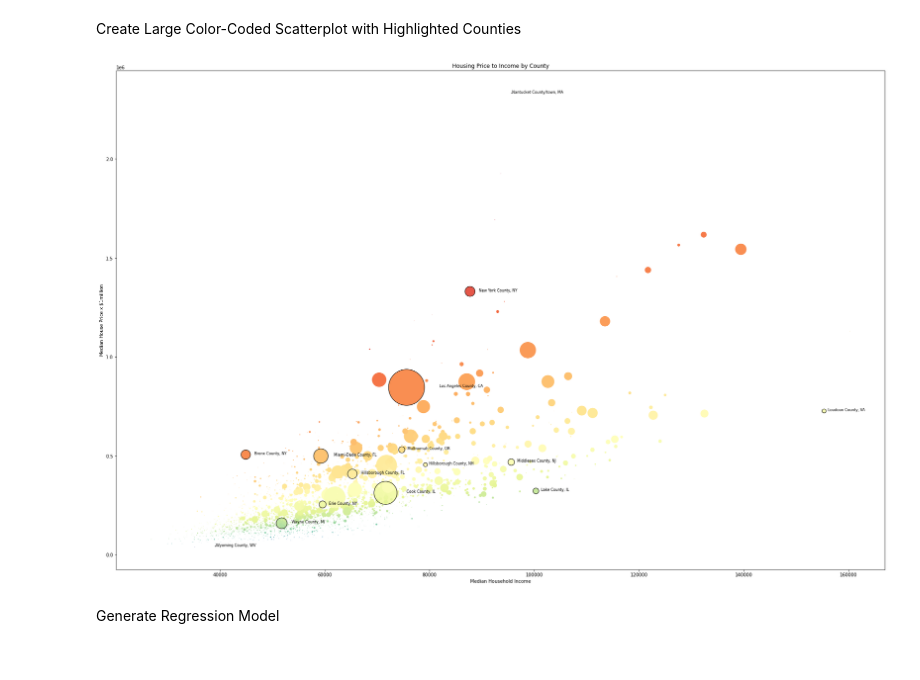
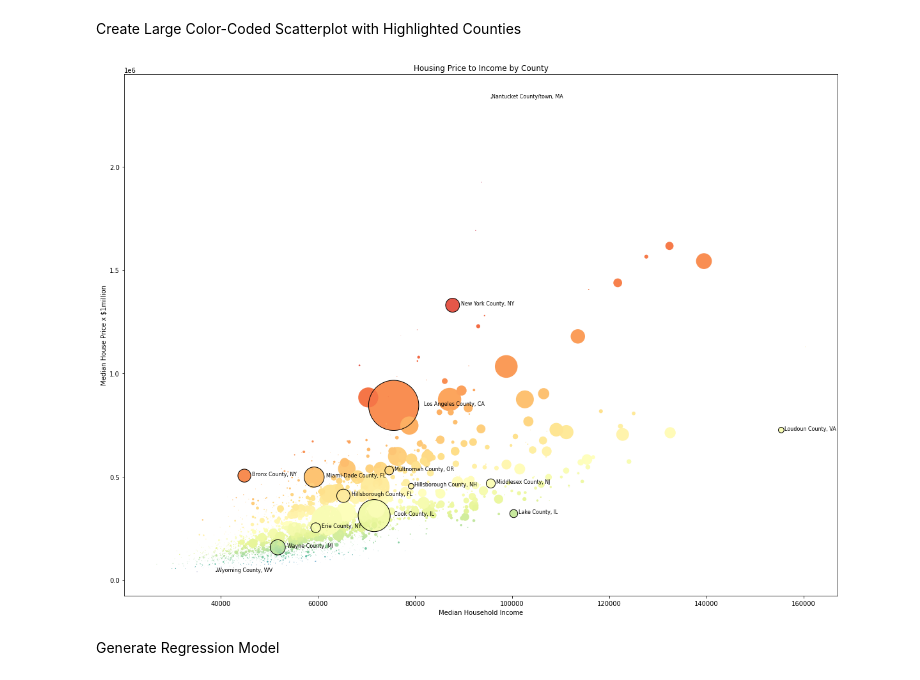
Before and after one commit to seanmannisto/housing, a Jupyter notebook: HousingAffordabilityV2.ipynb, the cells around one changed output. Drawn from its saved outputs; the diff is of its cells as text; code cells hidden in the pictures.

```diff
--- a/HousingAffordabilityV2.ipynb
+++ b/HousingAffordabilityV2.ipynb
@@ -114,0 +269,4 @@ merged1.head()
+# %%
+# Convert State and Municipal FIPS into single FIPS code. Format as 5 digits
+tax_df['FIPS_code'] = tax_df.apply(lambda row: '{0:0>2}'.format(row["state"]) + '{0:0>3}'.format(row["county"]), axis=1)
+print(tax_df.sample(n=6))
@@ -115 +281,3 @@ merged1.head()
+# %%
+merged2=pd.merge(left=merged1, right=tax_df, left_on='FIPS_code', right_on='FIPS_code')
 # %% [markdown]
@@ -146,8 +308,8 @@ pop.head()
 # %% [markdown]
 Merge population with previous dataframe
 # %%
-merged2=pd.merge(left=merged1, right=pop, left_on='FIPS_code', right_on='FIPS2')
-merged2.head()
+merged3=pd.merge(left=merged2, right=pop, left_on='FIPS_code', right_on='FIPS2')
+merged3.head()
 # %% [output]
 |  | FIPS_code | Area_name | Civilian_labor_force_2021 | Median_Household_Income_2020 | Rural_urban_continuum_code_2013 | FIPS | ... |
 | 0 | 01001 | Autauga County, AL | 26341.0 | 67565.0 | 2.0 | 01001 | ... |
@@ -160,3 +320,12 @@ Calculate Price to Income Ratio
 # %%
+# Calculate Price to Income Ratio
 PIR = "Price_Income_Ratio"
-merged2[PIR] = merged2[mostrecentZHVI] / merged2["Median_Household_Income_2020"]
+merged3[PIR] = merged3['recent_ZHVI'] / merged3["Median_Household_Income_2020"]
+
+# Rename and rearrange columns
+merged3.rename(columns = {'Civilian_labor_force_2021':'Labor_Force', 'Median_Household_Income_2020':'Income', "recent_ZHVI":"House_Price", 'POPESTIMATE':'Population', 'Rural_urban_continuum_code_2013':'Rural_urban', 'med_tax':"Property_Tax"}, inplace = True)
+merged3 = merged3[["FIPS_code", "Area_name", PIR, "House_Price", "Income","Property_Tax", "Labor_Force", "Population", "Rural_urban", "STNAME"]]
+
+# Convert from int to float
+#merged3['Property_Tax'] = merged3['Property_Tax'].astype(float)
+merged3 = merged3.astype({'Property_Tax':'float','Population':'float'})
@@ -221,31 +396,31 @@ statsdf.to_csv('stats.csv', index=False)
 Create Large Color-Coded Scatterplot with Highlighted Counties
 # %%
 #Calculate value arrays to use for colors and sizes
-colors = merged2["Price_Income_Ratio"].apply(lambda x: math.log((1/x)))
-sizes = (merged2["Population"])**1.4/1000000
+colors = merged3["Price_Income_Ratio"].apply(lambda x: math.log((1/x)))
+sizes = (merged3["Population"])**1.4/1000000
 
-#Create initial graph
-plt.rcParams["figure.figsize"] = (30,20)
-plt.scatter(merged2['Income'], merged2['House_Price'], c=colors, cmap='Spectral', s=sizes, edgecolors="None")
+# Create initial graph
+plt.rcParams["figure.figsize"] = (20,15)
+plt.scatter(merged3['Income'], merged3['House_Price'], c=colors, cmap='Spectral', s=sizes, edgecolors="None")
 plt.xlabel('Median Household Income')
 plt.ylabel('Median House Price x $1million')
 plt.title('Housing Price to Income by County')
 
-#Add selected counties to list after a validity check
+# Add selected counties to list after a validity check
 county_list = []
 county_names = ['Los Angeles County, CA', 'Cook County, IL', 'Lake County, IL', 'Middlesex County, NJ', 'New York County, NY', 'Miami-Dade County, FL',   'Wayne County, MI', 'Hillsborough County, FL',  'Bronx County, NY', 'Hillsborough County, NH', 'Loudoun County, VA', 'Erie County, NY', 'Multnomah County, OR', 'Nantucket County/town, MA', 'Wyoming County, WV']
-for row in merged2.index:
-    if merged2.iloc[row]["Area_name"] in county_names:
+for row in merged3.index:
+    if merged3.iloc[row]["Area_name"] in county_names:
         county_list.append(row)
 
-#Highlight selected counties
+# Annotate selected counties
 for i in county_list:
-    plt.annotate(merged2.iloc[i]['Area_name'], (merged2.iloc[i]['Income']+(math.sqrt(sizes[i])*80), merged2.iloc[i]['House_Price']+math.sqrt(sizes[i])*20), fontsize=8)
-    plt.scatter(merged2.iloc[i]['Income'], merged2.iloc[i]['House_Price'], s=sizes[i], c='None', edgecolor='black')
+    plt.annotate(merged3.iloc[i]['Area_name'], (merged3.iloc[i]['Income']+(math.sqrt(sizes[i])*80), merged3.iloc[i]['House_Price']+math.sqrt(sizes[i])*20), fontsize=8)
+    plt.scatter(merged3.iloc[i]['Income'], merged3.iloc[i]['House_Price'], s=sizes[i], c='None', edgecolor='black')
 
 plt.savefig('Price_to_Income_scatter1.png')
 # %% [output]
-[figure, old version]
+[figure, new version]
 # %% [markdown]
 Generate Regression Model
 # %%
```
Also changed, not shown: parts of 62 cells of this notebook.
